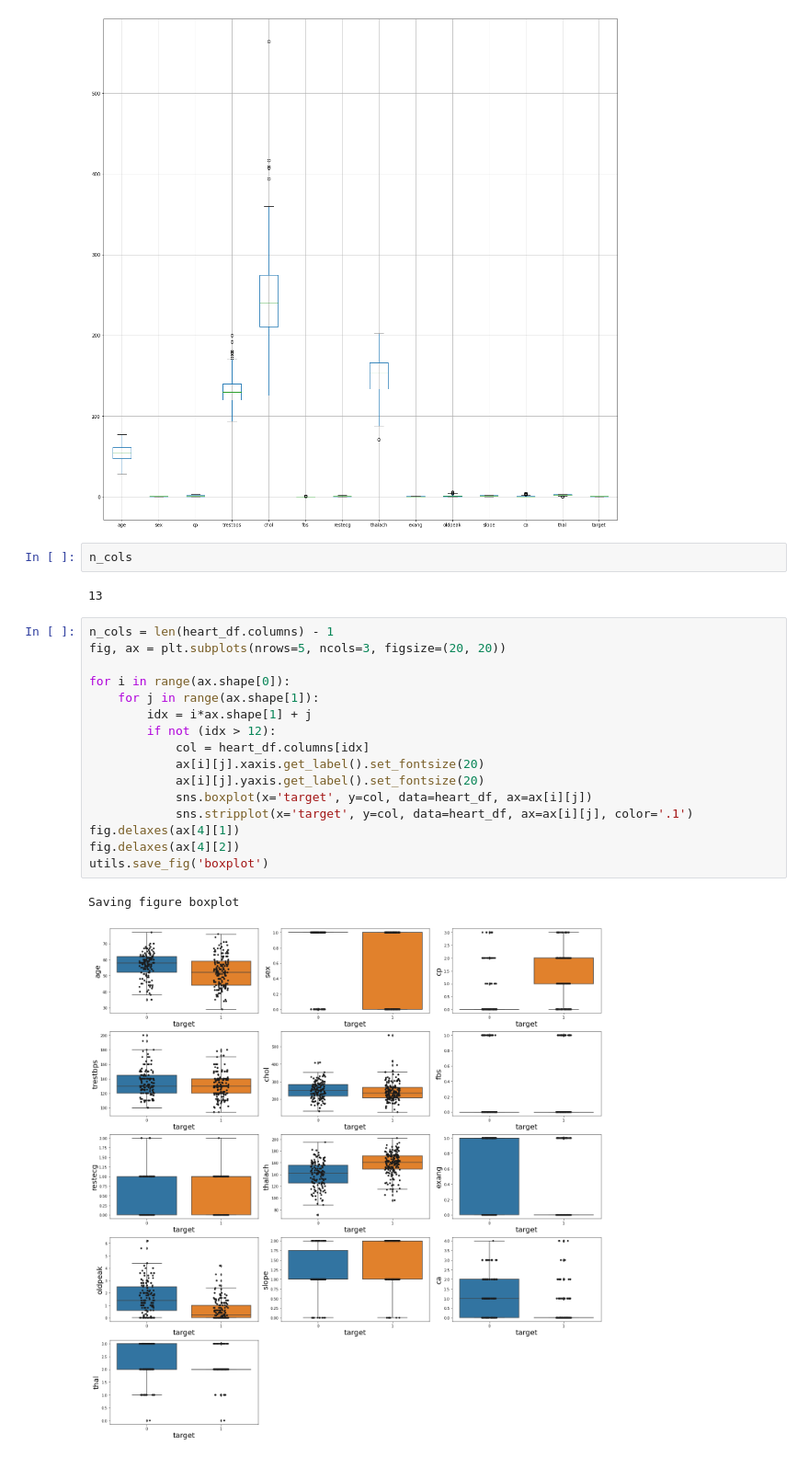
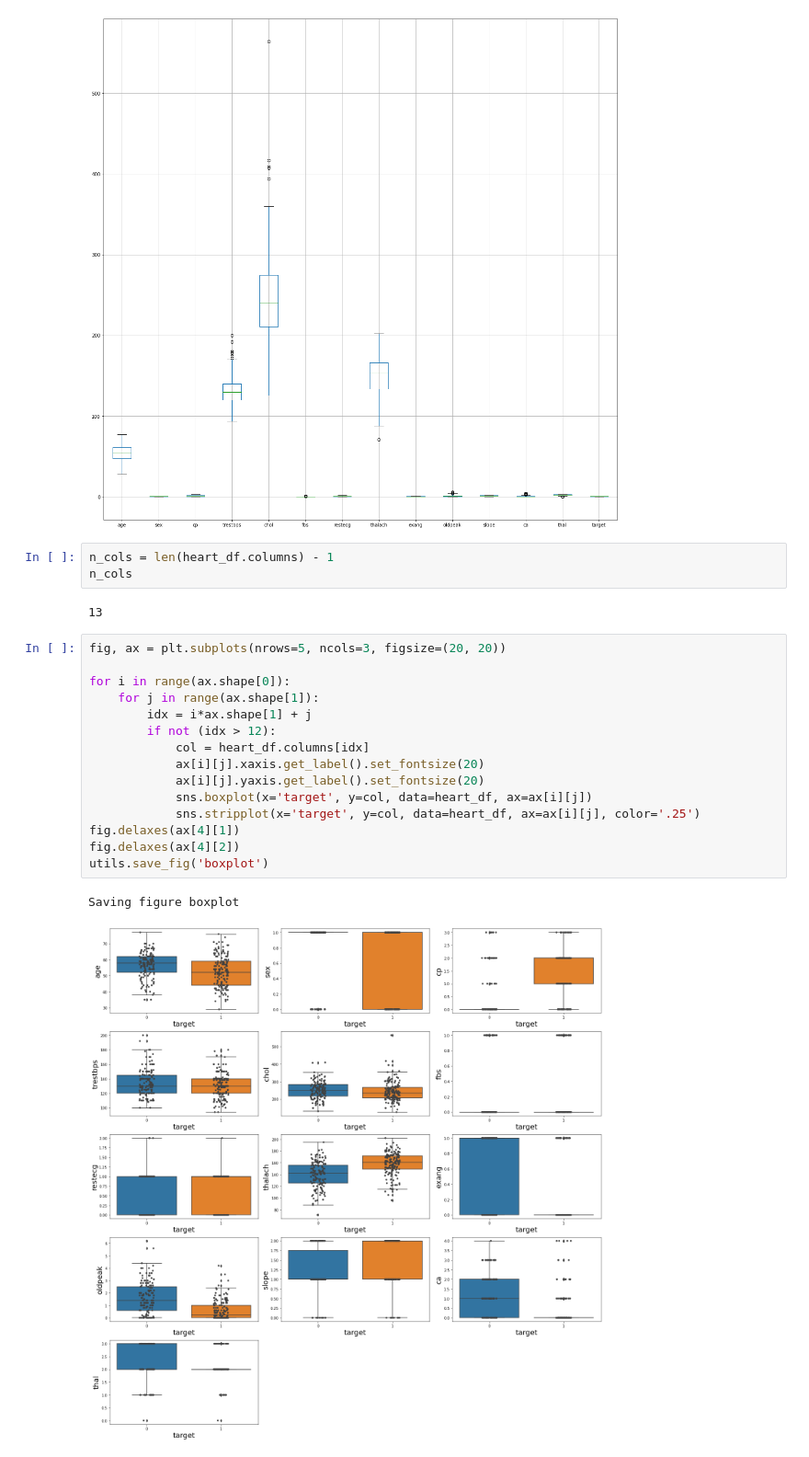
Before and after one commit to s-bose/heart_disease_classification, a Jupyter notebook: heart_disease.ipynb, the cells around one changed output. Shown at 92% size. Cells and saved outputs as stored; diff of their text form.

```diff
--- a/heart_disease.ipynb
+++ b/heart_disease.ipynb
@@ -99,26 +99,26 @@ sns.stripplot(x="variable", y="value", data=pd.melt(heart_df), ax=ax, color='.1'
 heart_df.boxplot(figsize=(20,20));
 # %% [output]
 [figure]
-# %%
-n_cols
-# %% [output]
-13
+# %%
+n_cols = len(heart_df.columns) - 1
+n_cols
+# %% [output]
+13
 # %%
-n_cols = len(heart_df.columns) - 1
 fig, ax = plt.subplots(nrows=5, ncols=3, figsize=(20, 20))
 
 for i in range(ax.shape[0]):
     for j in range(ax.shape[1]):
         idx = i*ax.shape[1] + j
         if not (idx > 12):
             col = heart_df.columns[idx]
             ax[i][j].xaxis.get_label().set_fontsize(20)
             ax[i][j].yaxis.get_label().set_fontsize(20)
             sns.boxplot(x='target', y=col, data=heart_df, ax=ax[i][j])
-            sns.stripplot(x='target', y=col, data=heart_df, ax=ax[i][j], color='.1')
+            sns.stripplot(x='target', y=col, data=heart_df, ax=ax[i][j], color='.25')
 fig.delaxes(ax[4][1])
 fig.delaxes(ax[4][2])
 utils.save_fig('boxplot')
 # %% [output]
 Saving figure boxplot
-[figure, old version]
+[figure, new version]
```
Also changed, not shown: parts of 4 cells of this notebook, 1 other file.
